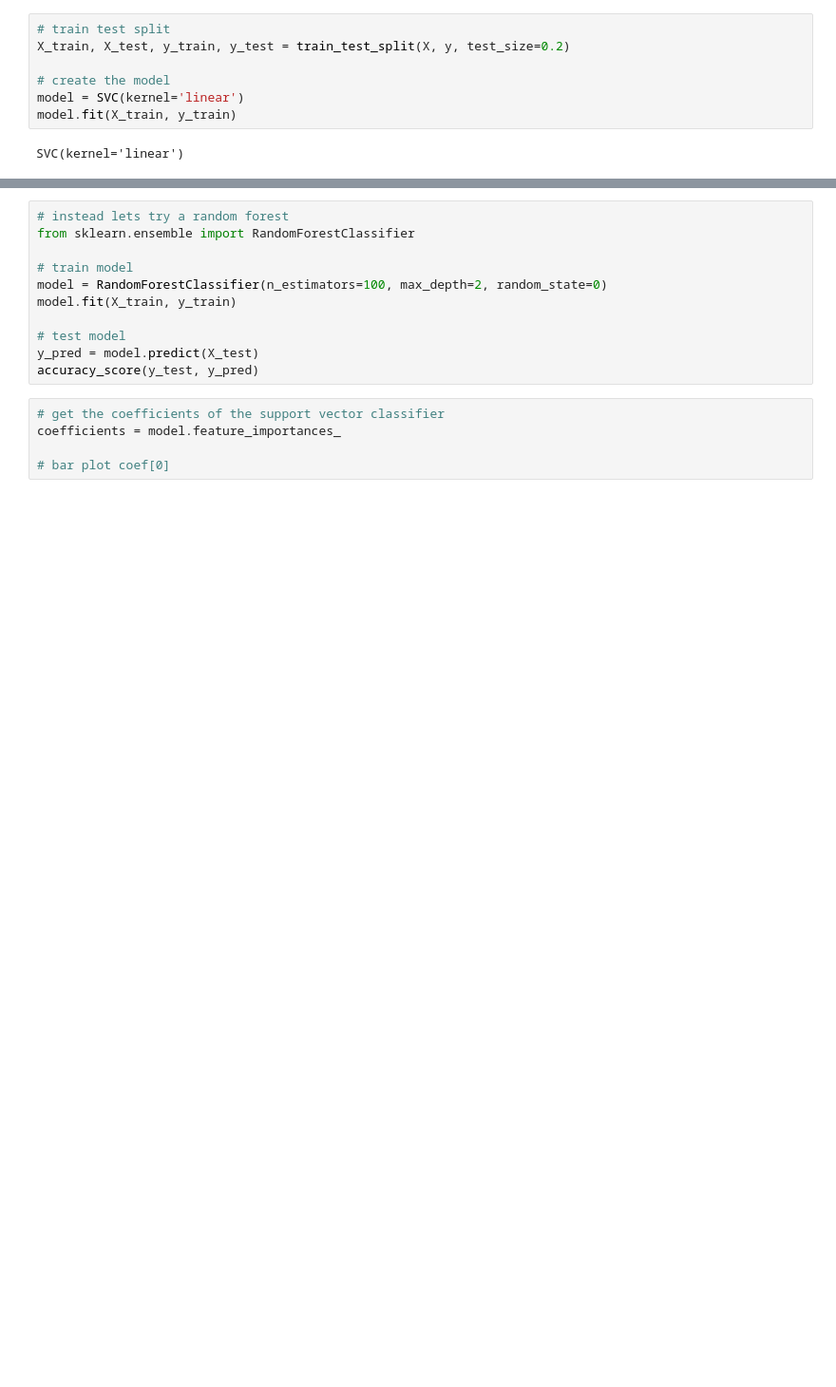
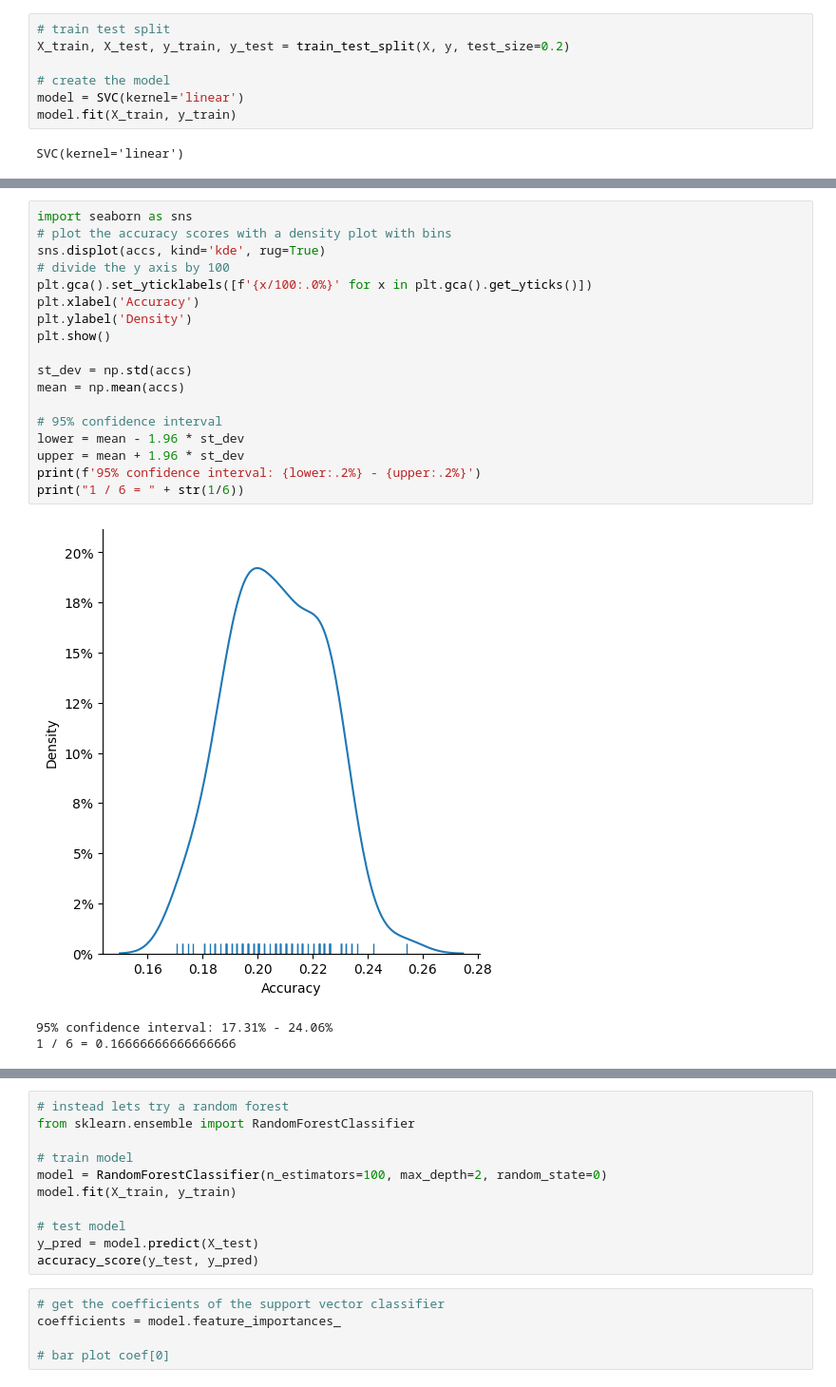
Before and after one commit to ndahlinuvm/Train-Derailment-287Project, a Jupyter notebook: weather.ipynb, the cells around one changed output, grey strips where cells are left out. Shown: that part at 95% size. Cells and saved outputs as stored; diff of their text form; blank space fills up the shorter version.

```diff
--- a/weather.ipynb
+++ b/weather.ipynb
@@ -126,3 +220,25 @@ accuracy_score(y_test, y_pred)
+# %%
+import seaborn as sns
+# plot the accuracy scores with a density plot with bins
+sns.displot(accs, kind='kde', rug=True)
+# divide the y axis by 100
+plt.gca().set_yticklabels([f'{x/100:.0%}' for x in plt.gca().get_yticks()])
+plt.xlabel('Accuracy')
+plt.ylabel('Density')
+plt.show()
+
+st_dev = np.std(accs)
+mean = np.mean(accs)
+
+# 95% confidence interval
+lower = mean - 1.96 * st_dev
+upper = mean + 1.96 * st_dev
+print(f'95% confidence interval: {lower:.2%} - {upper:.2%}')
+print("1 / 6 = " + str(1/6))
+# %% [output]
+[figure, added]
+95% confidence interval: 17.31% - 24.06%
+1 / 6 = 0.16666666666666666
 # %%
 # confusion matrix
 from sklearn.metrics import confusion_matrix
```
Also changed, not shown: parts of 14 cells of this notebook, 13 other files.
